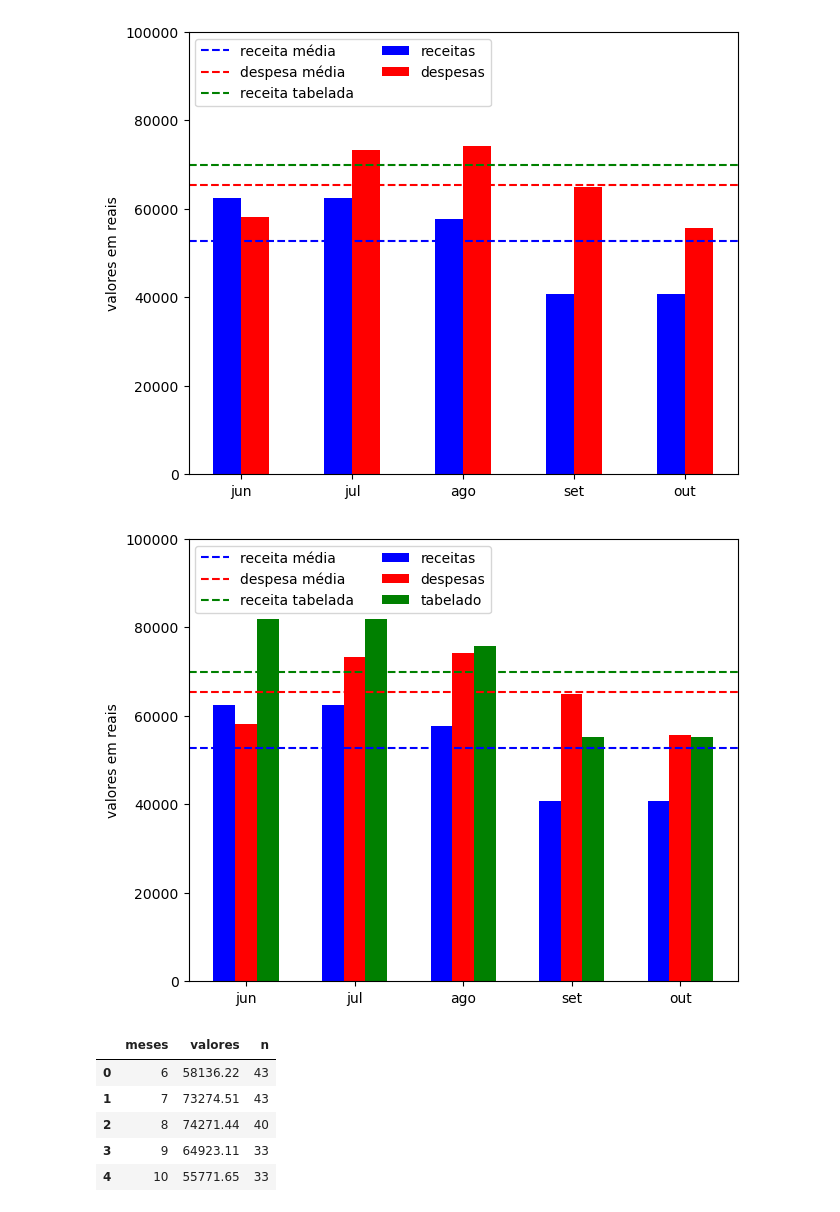
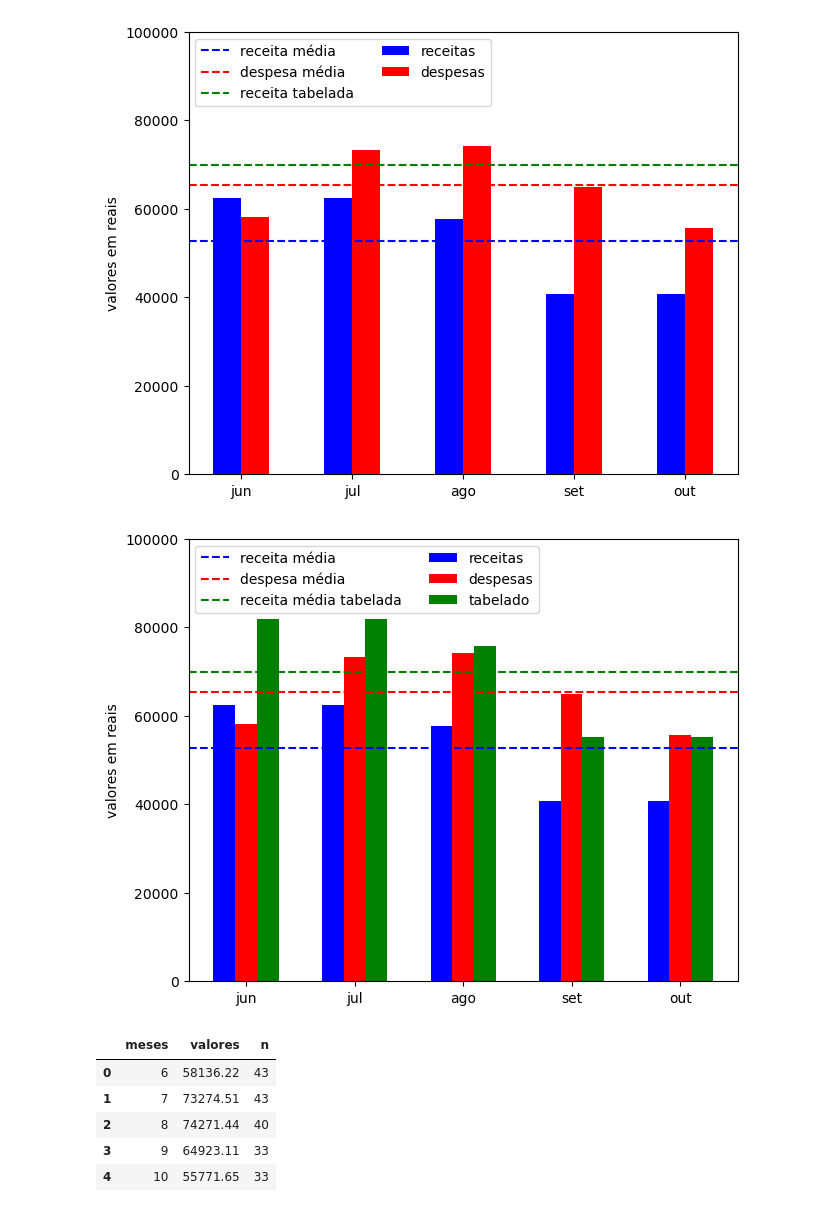
Before and after one commit to mp-resuldados/diagnostico-escola, a Jupyter notebook: notebooks/contas.ipynb, the cells around one changed output. Cells and saved outputs as stored; diff of their text form; code cells hidden in the pictures.

Commit message:
alteração na legenda do gráfico de médias

```diff
--- a/notebooks/contas.ipynb
+++ b/notebooks/contas.ipynb
@@ -544,35 +544,35 @@ receitas_e_despesas = {
     'despesas': despesas['valores'],
     'tabelado': receitas['tabelado']
 }
 
 cores = {'receitas': 'blue', 'despesas': 'red', 'tabelado': 'green'}
 
 x = np.arange(len(meses))
 largura = 0.2
 passo = 0
 
 fig, ax = plt.subplots(layout='constrained')
 
 ax.axhline(receitas['valores'].mean(), color='blue', linestyle='dashed', label='receita média')
 ax.axhline(despesas['valores'].mean(), color='red', linestyle='dashed', label='despesa média')
-ax.axhline(receitas['tabelado'].mean(), color='green', linestyle='dashed', label='receita tabelada')
+ax.axhline(receitas['tabelado'].mean(), color='green', linestyle='dashed', label='receita média tabelada')
 
 for tipo, valores in receitas_e_despesas.items():
     offset = largura * passo
     rects = ax.bar(x + offset, valores, largura, label=tipo, color=cores[tipo])
     passo += 1
 
 ax.set_ylabel('valores em reais')
 # ax.set_title('Comparação entre receitas e despesas')
 ax.set_xticks(x + largura, meses)
 
 ax.set_ylim(0, 100000)
 
 ax.legend(loc='upper left', ncols=2)
 
 fig.savefig('../imagens/comparacao-medias_2.png')
 # %% [output]
-[figure, old version]
+[figure, new version]
 # %%
 despesas
 # %% [output]
```
Also changed, not shown: 1 other file.
